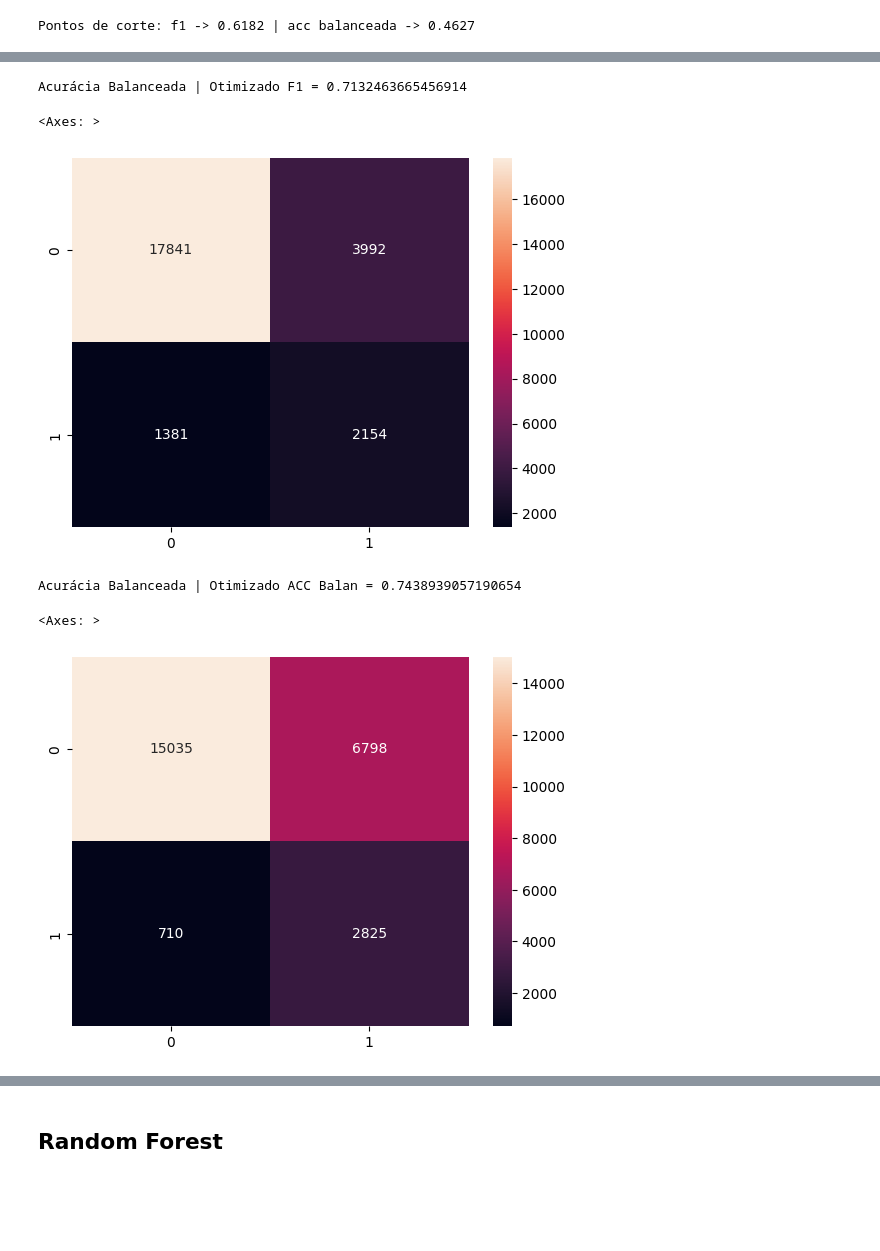
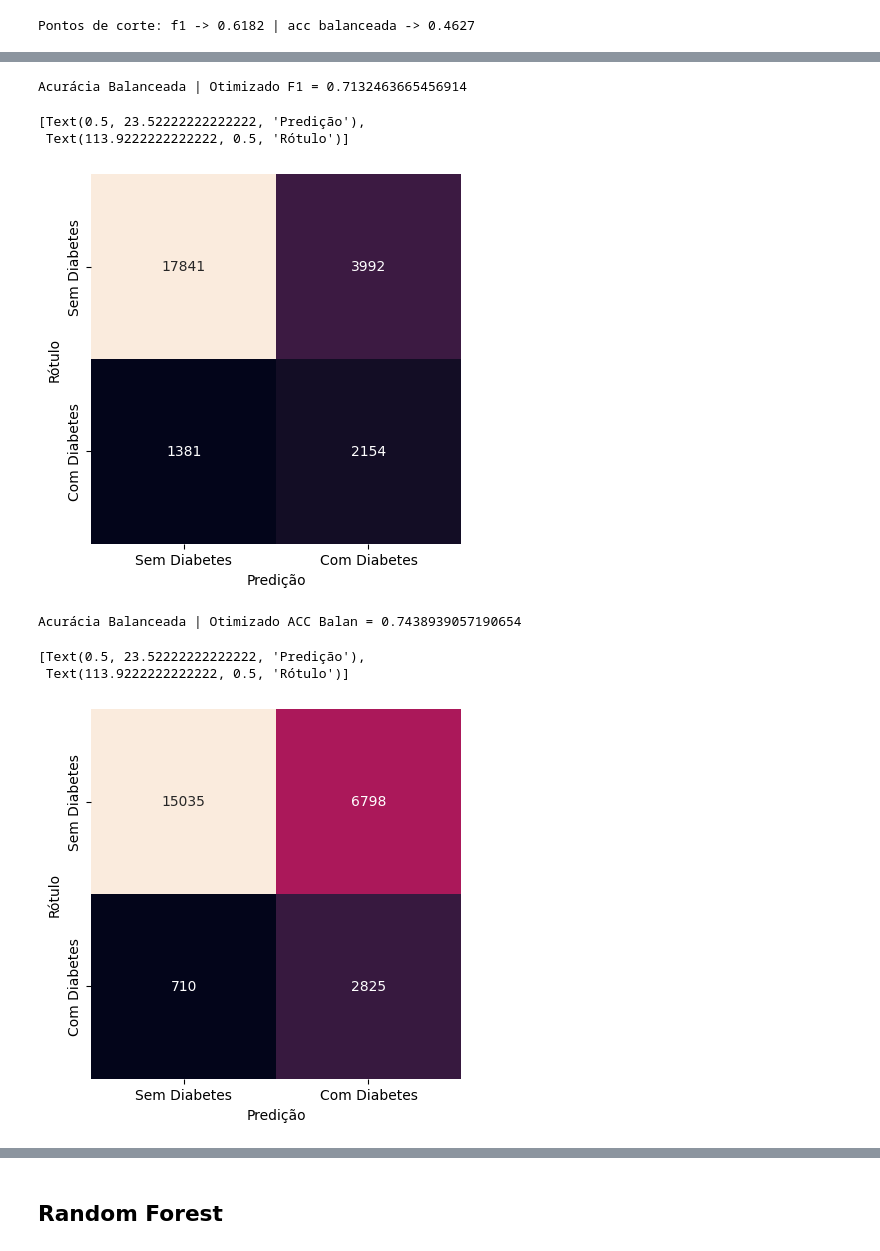
Before and after one commit to gondimjoaom/IA024, a Jupyter notebook: avc_dataset/Testes finais.ipynb, the cells around one changed output, grey strips where cells are left out. Cells and saved outputs as stored; diff of their text form; code cells hidden in the pictures; blank space fills up the shorter version.

```diff
--- a/avc_dataset/Testes finais.ipynb
+++ b/avc_dataset/Testes finais.ipynb
@@ -144,16 +146,20 @@ Acurácia Balanceada = 0.7386396648184033
 # %%
 print(f"Acurácia Balanceada | Otimizado F1 = {acuracia_balanceada_f1}")
-sns.heatmap(matriz_confusao_f1, annot=True, fmt="d")
+ax=sns.heatmap(matriz_confusao_f1, annot=True, fmt="d", xticklabels=["Sem Diabetes", "Com Diabetes"], yticklabels=["Sem Diabetes", "Com Diabetes"], cbar=False, square=True)
+ax.set(xlabel='Predição', ylabel='Rótulo')
 # %% [output]
 Acurácia Balanceada | Otimizado F1 = 0.7132463665456914
-<Axes: >
+[Text(0.5, 23.52222222222222, 'Predição'),
+ Text(113.9222222222222, 0.5, 'Rótulo')]
-[figure, old version]
+[figure, new version]
 # %%
 print(f"Acurácia Balanceada | Otimizado ACC Balan = {acuracia_balanceada_acc_balan}")
-sns.heatmap(matriz_confusao_acc_balan, annot=True, fmt="d")
+ax=sns.heatmap(matriz_confusao_acc_balan, annot=True, fmt="d", xticklabels=["Sem Diabetes", "Com Diabetes"], yticklabels=["Sem Diabetes", "Com Diabetes"], cbar=False, square=True)
+ax.set(xlabel='Predição', ylabel='Rótulo')
 # %% [output]
 Acurácia Balanceada | Otimizado ACC Balan = 0.7438939057190654
-<Axes: >
+[Text(0.5, 23.52222222222222, 'Predição'),
+ Text(113.9222222222222, 0.5, 'Rótulo')]
-[figure, old version]
+[figure, new version]
 # %%
 print(f"Acurácia Balanceada | SMOTE = {acuracia_balanceada_smote}")
```
Also changed, not shown: parts of 28 cells of this notebook.
